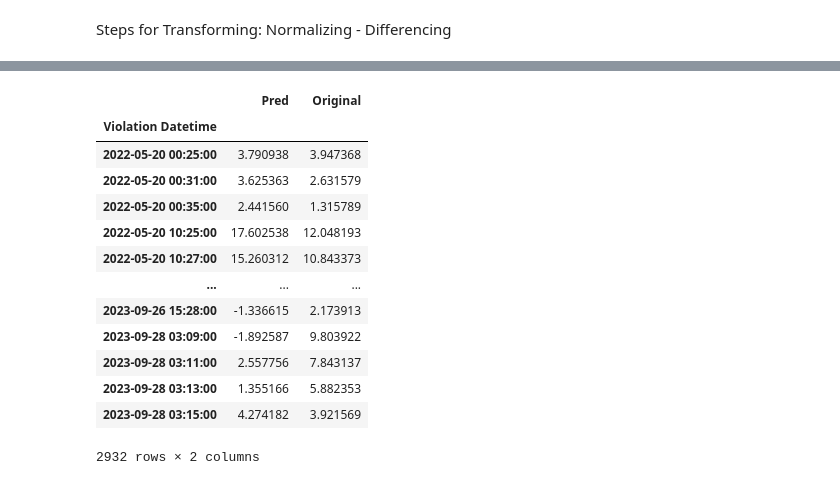
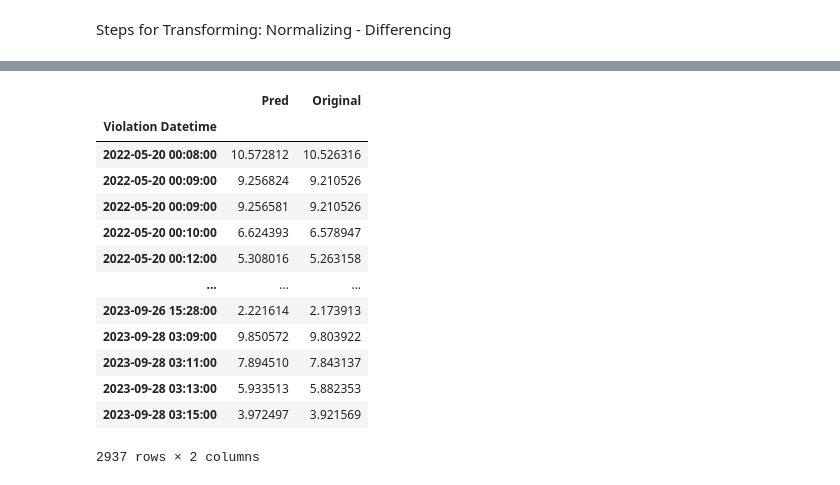
Before and after one commit to yasinsametkaraca/parking-violation-predictions, a Jupyter notebook: parking_violation_predict_for_one_street.ipynb, the cells around one changed output, grey strips where cells are left out. Cells and saved outputs as stored; diff of their text form; code cells hidden in the pictures.

```diff
--- a/parking_violation_predict_for_one_street.ipynb
+++ b/parking_violation_predict_for_one_street.ipynb
@@ -585,9 +585,9 @@ def difference(df, col, interval):
     return diff
 # %%
 df_normalized_street, av_J1, std_J1 = normalize(df_street, "Violation_Rate")
-diff_street = difference(df_normalized_street, col="Violation_Rate", interval=24) #taking a day's difference
-df_normalized_street = df_normalized_street[24:]
-df_street = df_street[24:]
+diff_street = difference(df_normalized_street, col="Violation_Rate", interval=1) #taking a day's difference
+df_normalized_street = df_normalized_street[1:]
+df_street = df_street[1:]
 df_normalized_street.columns = ["Norm"]
 df_normalized_street["Diff"]= diff_street
 df_normalized_street.head()
@@ -849,7 +849,7 @@ def sub_plots_2(df_1, df_2, title ,m):
     axes[1].set(ylabel ="Original")
 # %%
 # invert the differenced forecas
-recover_1 = df_normalized_street.Norm[-2933:-1].to_frame()
+recover_1 = df_normalized_street.Norm[-2938:-1].to_frame()
 recover_1["Pred"]= pred_street
 transform_reversed = inverse_difference(recover_1.Norm, recover_1.Pred).to_frame()
 transform_reversed.columns = ["Pred_Normed"]
@@ -857,5 +857,5 @@ transform_reversed.columns = ["Pred_Normed"]
 final_pred = (transform_reversed.values* std_J1) + av_J1
 transform_reversed["Pred_Final"] = final_pred
 #Plotting the Predictions with originals
-sub_plots_2(transform_reversed["Pred_Final"], df_street_not_normalized[-2933:-1],"Predictions And Originals", 0)
+sub_plots_2(transform_reversed["Pred_Final"], df_street_not_normalized[-2938:-1],"Predictions And Originals", 0)
 # %% [output]
@@ -863,19 +863,19 @@ sub_plots_2(transform_reversed["Pred_Final"], df_street_not_normalized[-2933:-1]
 # %%
-combined_df = pd.concat([transform_reversed["Pred_Final"], df_street_not_normalized[-2933:-1]], axis=1)
+combined_df = pd.concat([transform_reversed["Pred_Final"], df_street_not_normalized[-2938:-1]], axis=1)
 combined_df.columns = ["Pred", "Original"]
 combined_df
 # %% [output]
 |  | Pred | Original |
 | Violation Datetime |  |  |
-| 2022-05-20 00:25:00 | 3.790938 | 3.947368 |
-| 2022-05-20 00:31:00 | 3.625363 | 2.631579 |
-| 2022-05-20 00:35:00 | 2.441560 | 1.315789 |
-| 2022-05-20 10:25:00 | 17.602538 | 12.048193 |
-| 2022-05-20 10:27:00 | 15.260312 | 10.843373 |
+| 2022-05-20 00:08:00 | 10.572812 | 10.526316 |
+| 2022-05-20 00:09:00 | 9.256824 | 9.210526 |
+| 2022-05-20 00:09:00 | 9.256581 | 9.210526 |
+| 2022-05-20 00:10:00 | 6.624393 | 6.578947 |
+| 2022-05-20 00:12:00 | 5.308016 | 5.263158 |
 | ... | ... | ... |
-| 2023-09-26 15:28:00 | -1.336615 | 2.173913 |
-| 2023-09-28 03:09:00 | -1.892587 | 9.803922 |
-| 2023-09-28 03:11:00 | 2.557756 | 7.843137 |
-| 2023-09-28 03:13:00 | 1.355166 | 5.882353 |
-| 2023-09-28 03:15:00 | 4.274182 | 3.921569 |
+| 2023-09-26 15:28:00 | 2.221614 | 2.173913 |
+| 2023-09-28 03:09:00 | 9.850572 | 9.803922 |
+| 2023-09-28 03:11:00 | 7.894510 | 7.843137 |
+| 2023-09-28 03:13:00 | 5.933513 | 5.882353 |
+| 2023-09-28 03:15:00 | 3.972497 | 3.921569 |
-2932 rows × 2 columns
+2937 rows × 2 columns
```
Also changed, not shown: parts of 15 cells of this notebook.
